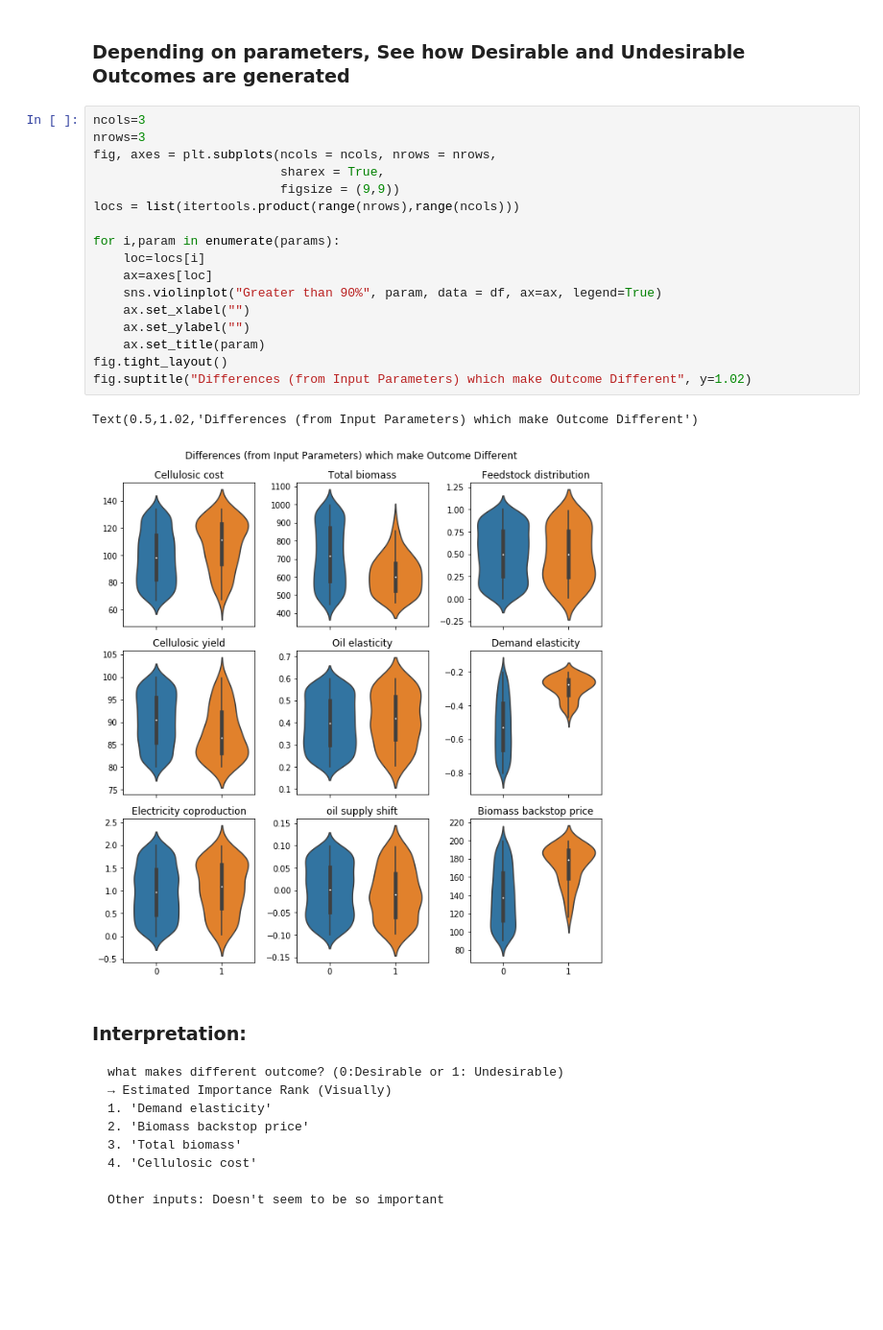
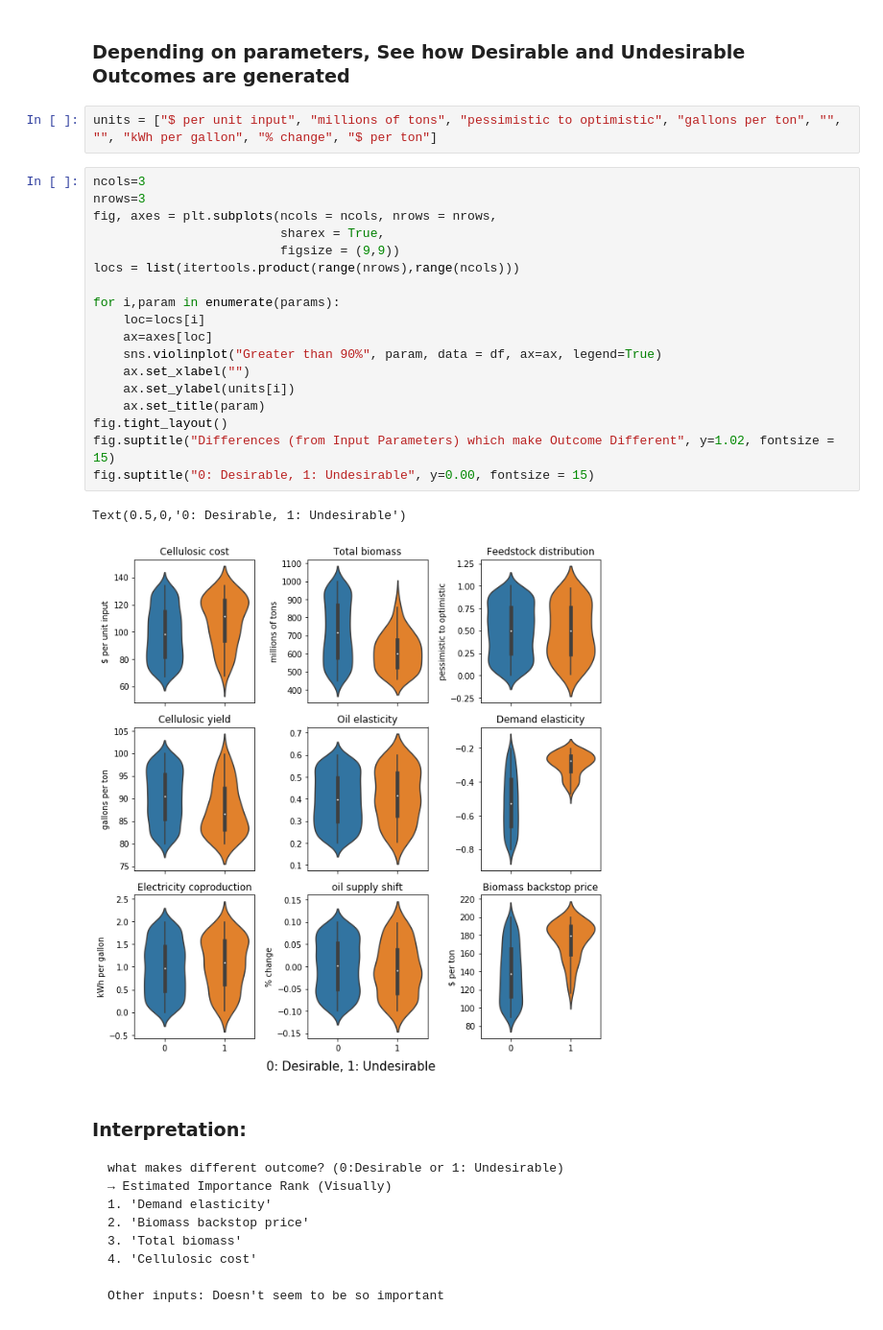
Before and after one commit to yuvenious/epa1361_titan, a Jupyter notebook: week_3/scenario_discovery_assignment.ipynb, the cells around one changed output. Shown: that part at 96% size. Saved outputs shown, nothing was run; the diff lists cells and outputs as text; blank space fills up the shorter version.

```diff
--- a/week_3/scenario_discovery_assignment.ipynb
+++ b/week_3/scenario_discovery_assignment.ipynb
@@ -63,26 +63,29 @@ print(df[df["Expen change"] >= q]["Less than 10%"].unique())
 [0]
 # %% [markdown]
 ### Depending on parameters, See how Desirable and Undesirable Outcomes are generated
+# %%
+units = ["$ per unit input", "millions of tons", "pessimistic to optimistic", "gallons per ton", "", "", "kWh per gallon", "% change", "$ per ton"]
 # %%
 ncols=3
 nrows=3
 fig, axes = plt.subplots(ncols = ncols, nrows = nrows,
                          sharex = True,
                          figsize = (9,9))
 locs = list(itertools.product(range(nrows),range(ncols)))
 
 for i,param in enumerate(params):
     loc=locs[i]
     ax=axes[loc]
     sns.violinplot("Greater than 90%", param, data = df, ax=ax, legend=True)
     ax.set_xlabel("")
-    ax.set_ylabel("")
+    ax.set_ylabel(units[i])
     ax.set_title(param)
 fig.tight_layout()
-fig.suptitle("Differences (from Input Parameters) which make Outcome Different", y=1.02)
+fig.suptitle("Differences (from Input Parameters) which make Outcome Different", y=1.02, fontsize = 15)
+fig.suptitle("0: Desirable, 1: Undesirable", y=0.00, fontsize = 15)
 # %% [output]
-Text(0.5,1.02,'Differences (from Input Parameters) which make Outcome Different')
+Text(0.5,0,'0: Desirable, 1: Undesirable')
-[figure, old version]
+[figure, new version]
 # %% [markdown]
 ### Interpretation:
     what makes different outcome? (0:Desirable or 1: Undesirable)
```
Also changed, not shown: parts of 31 cells of this notebook, 1 other file.
